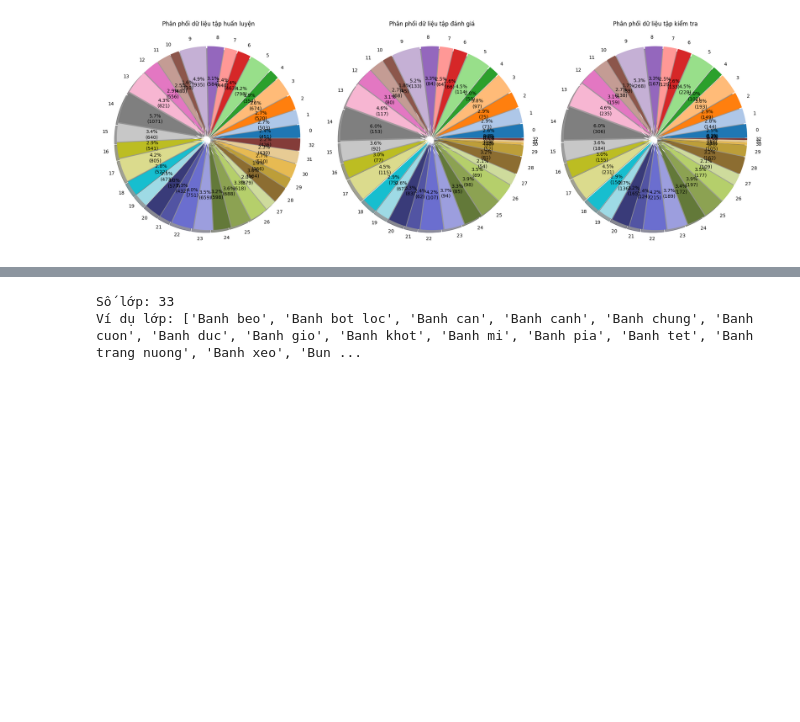
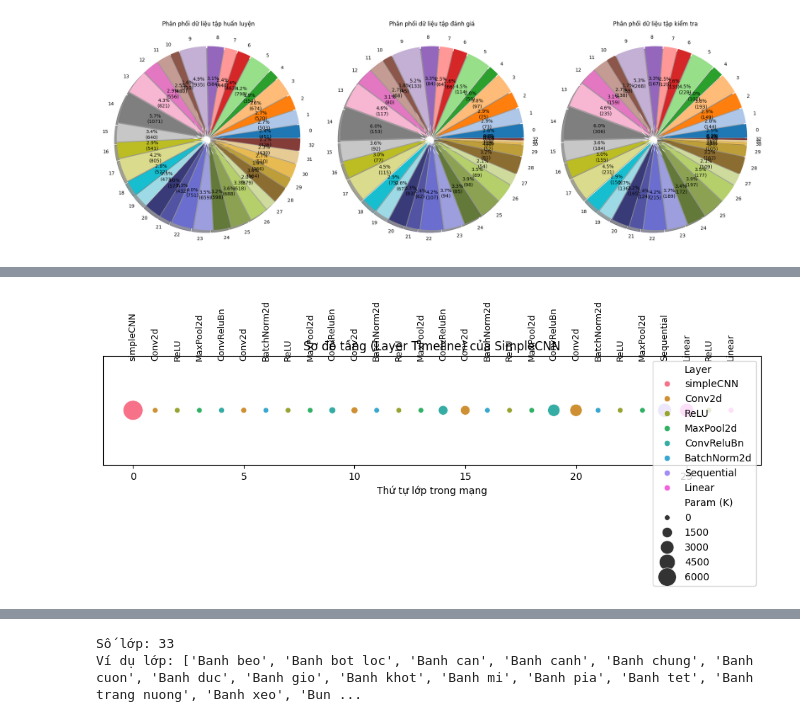
Before and after one commit to quangthai87vn/DL-DuDoan33MonAnVietNam, a Jupyter notebook: evaluate_model.ipynb, the cells around one changed output, grey strips where cells are left out. Saved outputs shown, nothing was run; the diff lists cells and outputs as text; code cells hidden in the pictures; blank space fills up the shorter version.

```diff
--- a/evaluate_model.ipynb
+++ b/evaluate_model.ipynb
@@ -273,0 +355,17 @@ plot_compare_distributions(train_labels, val_labels, test_labels, Name_food)
+# %%
+plt.figure(figsize=(12,2))
+sns.scatterplot(
+    data=df.reset_index(),
+    x=df.index, y=[1]*len(df),
+    hue="Layer", size="Param (K)", sizes=(30, 400),
+    palette="husl", legend="brief"
+)
+for i, row in df.reset_index().iterrows():
+    plt.text(i, 1.05, row["Layer"], rotation=90, ha='center', va='bottom', fontsize=9)
+plt.yticks([])
+plt.xlabel("Thứ tự lớp trong mạng")
+plt.title("Sơ đồ tầng (Layer Timeline) của SimpleCNN")
+plt.tight_layout()
+plt.show()
+# %% [output]
+[figure, added]
```
Also changed, not shown: parts of 6 cells of this notebook, 14 other files.
